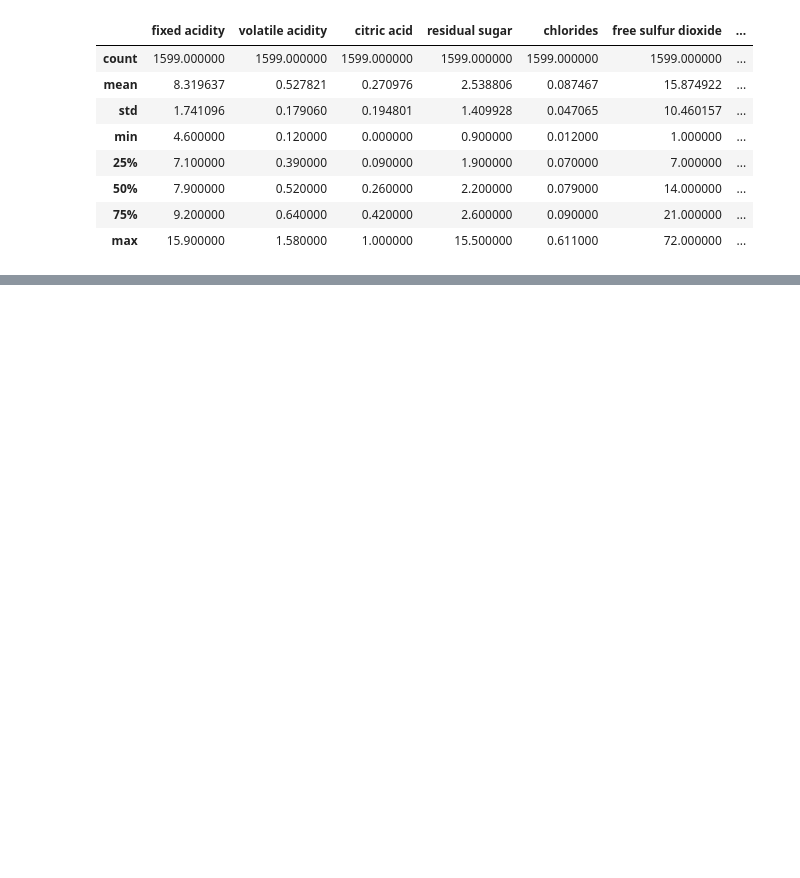
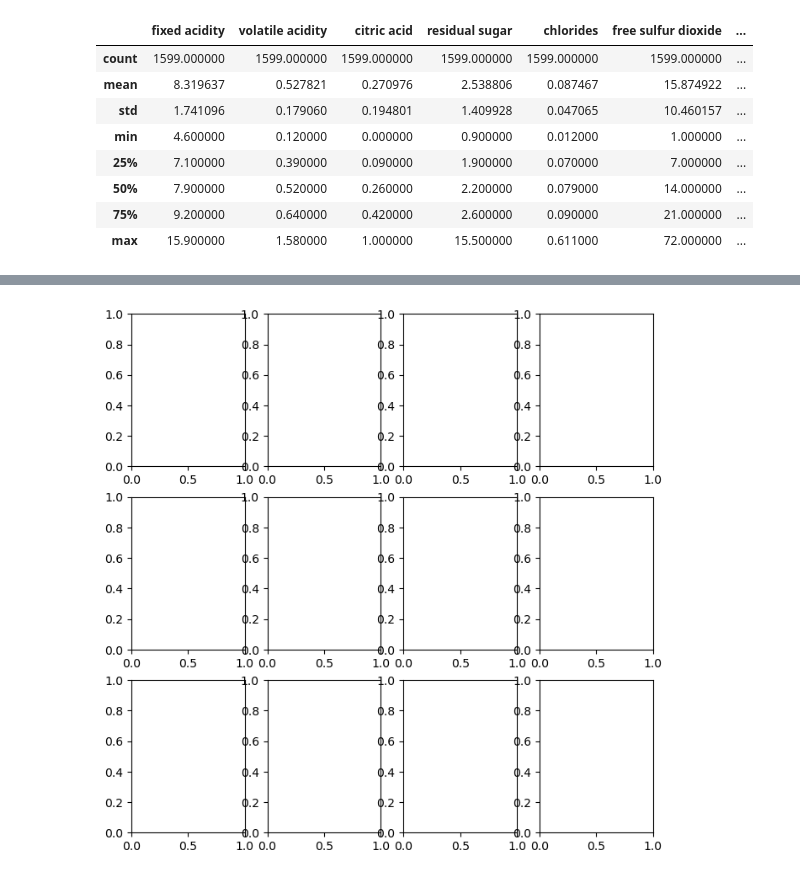
Before and after one commit to Tashhfia/5, a Jupyter notebook: wine_eval.ipynb, the cells around one changed output, grey strips where cells are left out. Drawn from its saved outputs; the diff is of its cells as text; code cells hidden in the pictures; blank space fills up the shorter version.

```diff
--- a/wine_eval.ipynb
+++ b/wine_eval.ipynb
@@ -81,0 +96,5 @@ Quality varies between 3 to 8 mainl with highest concentration at 5 and 6.
+# %%
+cols = wine_df.columns
+fig, axes = plt.subplots(3,4,figsize=(8, 8))
+# %% [output]
+[figure, added]
```
Also changed, not shown: parts of 11 cells of this notebook.
